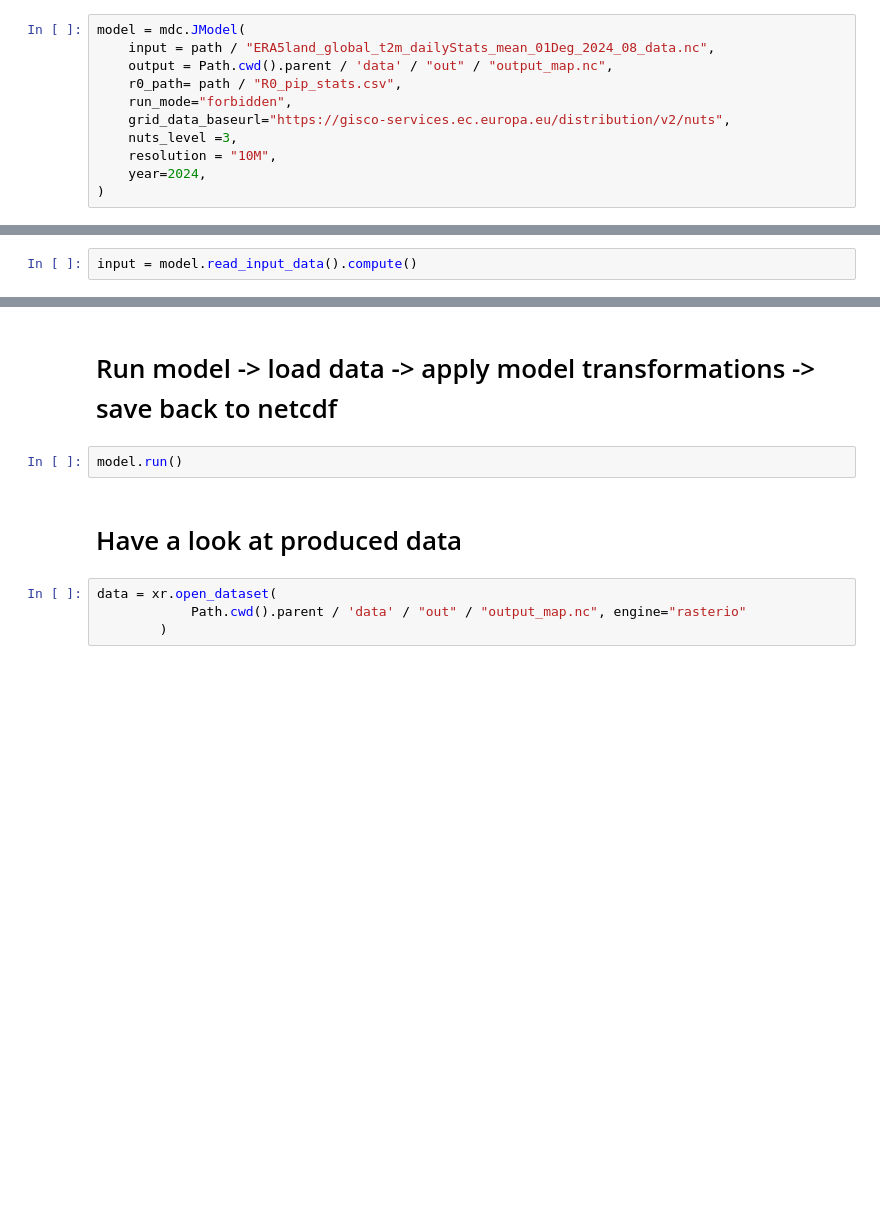
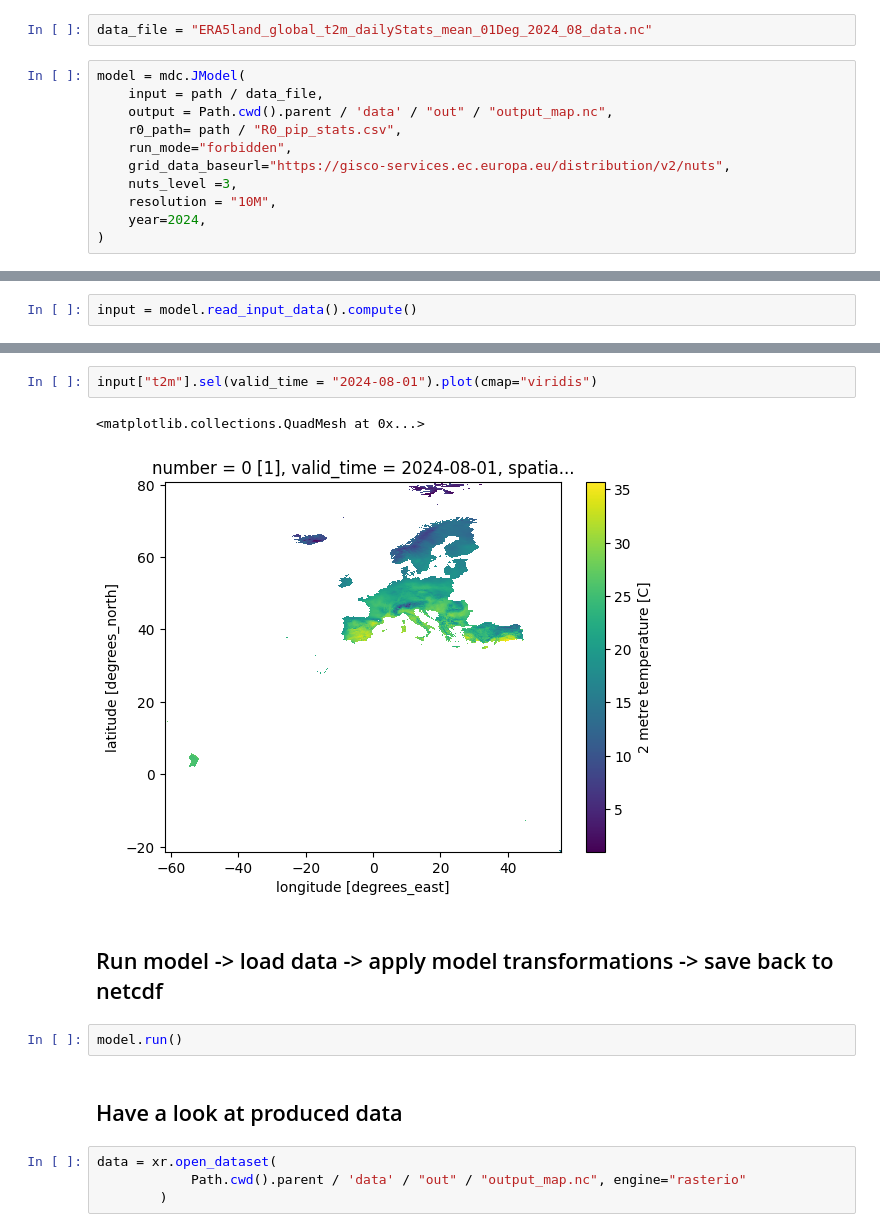
Before and after one commit to ssciwr/onehealth-model-backend, a Jupyter notebook: notebooks/model_python.ipynb, the cells around one changed output, grey strips where cells are left out. Cells and saved outputs as stored; diff of their text form; blank space fills up the shorter version.

Commit message:
make coordinate determinism less strict, add monthly data for demonstration

```diff
--- a/notebooks/model_python.ipynb
+++ b/notebooks/model_python.ipynb
@@ -18,6 +92,8 @@ path
+# %%
+data_file = "ERA5land_global_t2m_dailyStats_mean_01Deg_2024_08_data.nc"
 # %%
 model = mdc.JModel(
-    input = path / "ERA5land_global_t2m_dailyStats_mean_01Deg_2024_08_data.nc",
+    input = path / data_file,
     output = Path.cwd().parent / 'data' / "out" / "output_map.nc",
     r0_path= path / "R0_pip_stats.csv",
     run_mode="forbidden",
@@ -33,9 +134,14 @@ input["t2m"].mean(dim="valid_time").plot(cmap="viridis")
+# %%
+input["t2m"].sel(valid_time = "2024-08-01").plot(cmap="viridis")
+# %% [output]
+<matplotlib.collections.QuadMesh at 0x...>
+[figure, added]
 # %% [markdown]
-# Run model -> load data -> apply model transformations -> save back to netcdf
+## Run model -> load data -> apply model transformations -> save back to netcdf
 # %%
 model.run()
 # %% [markdown]
-# Have a look at produced data
+## Have a look at produced data
 # %%
 data = xr.open_dataset(
             Path.cwd().parent / 'data' / "out" / "output_map.nc", engine="rasterio"
```
Also changed, not shown: parts of 27 cells of this notebook, 1 other file.
